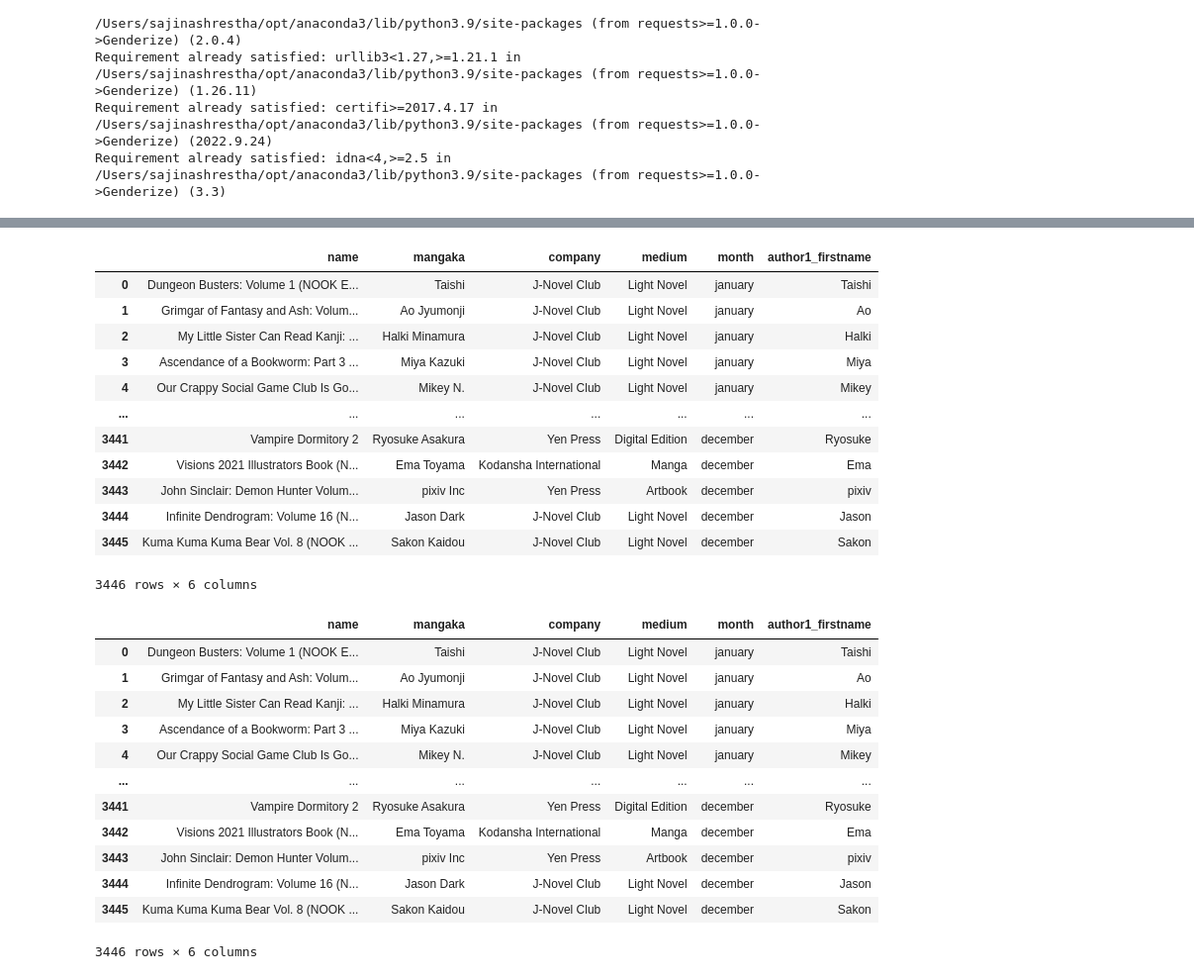
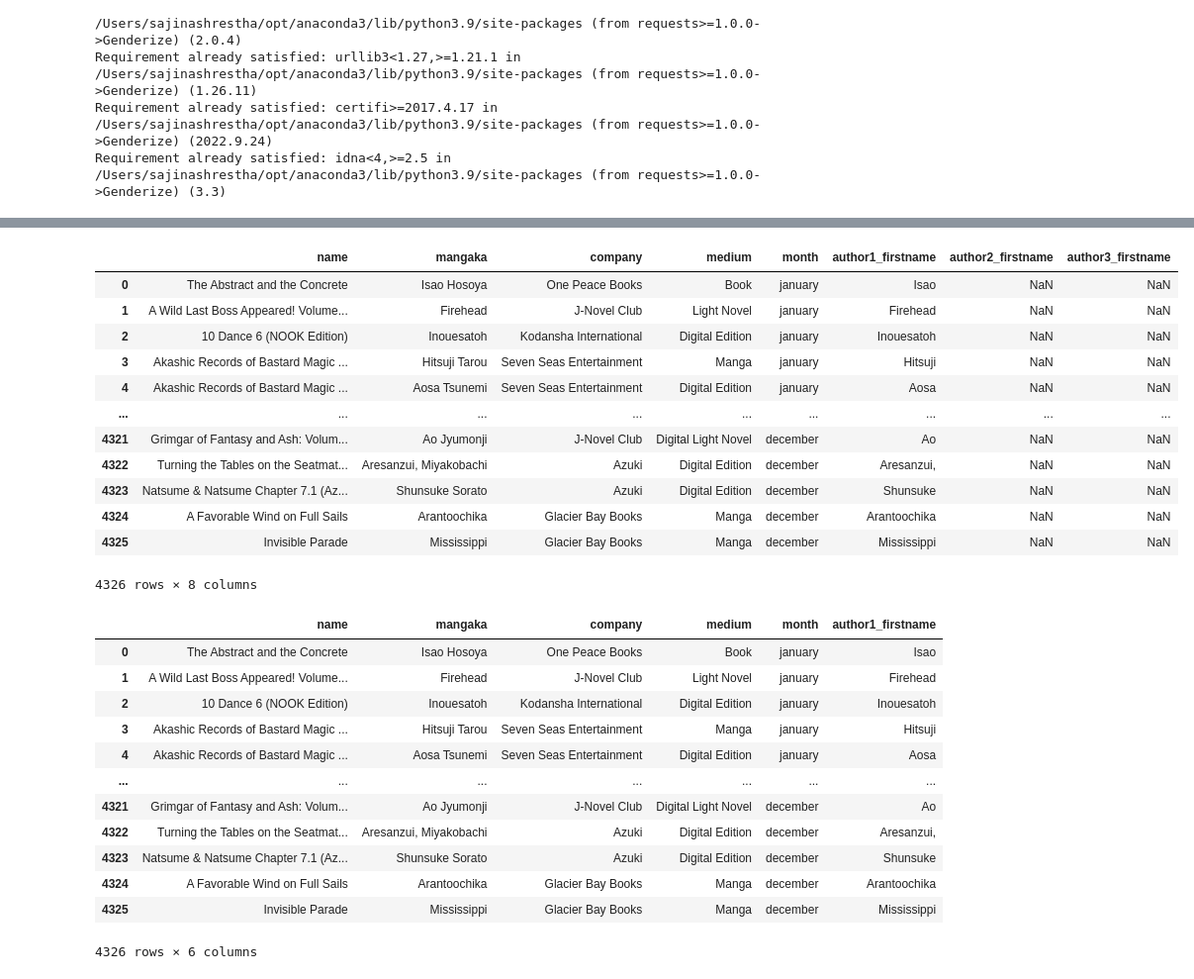
Before and after one commit to sajinashresthacoding/mangaka-scrape, a Jupyter notebook: scraping_notebooks/TEST1_genderize_2022.ipynb, the cells around one changed output, grey strips where cells are left out. Shown: that part at 99% size. Cells and saved outputs as stored; diff of their text form; code cells hidden in the pictures.

Commit message:
finished gender data for 2022

```diff
--- a/scraping_notebooks/TEST1_genderize_2022.ipynb
+++ b/scraping_notebooks/TEST1_genderize_2022.ipynb
@@ -25,21 +26,21 @@ from genderize import Genderize
 # %%
 ## bring in the cleaned dataset
-df = pd.read_excel("cleaned2021_data.xlsx")
+df = pd.read_excel("cleaned2022_data.xlsx")
 df
 # %% [output]
-|  | name | mangaka | company | medium | month | author1_firstname |
-| 0 | Dungeon Busters: Volume 1 (NOOK E... | Taishi | J-Novel Club | Light Novel | january | Taishi |
-| 1 | Grimgar of Fantasy and Ash: Volum... | Ao Jyumonji | J-Novel Club | Light Novel | january | Ao |
-| 2 | My Little Sister Can Read Kanji: ... | Halki Minamura | J-Novel Club | Light Novel | january | Halki |
-| 3 | Ascendance of a Bookworm: Part 3 ... | Miya Kazuki | J-Novel Club | Light Novel | january | Miya |
-| 4 | Our Crappy Social Game Club Is Go... | Mikey N. | J-Novel Club | Light Novel | january | Mikey |
-| ... | ... | ... | ... | ... | ... | ... |
-| 3441 | Vampire Dormitory 2 | Ryosuke Asakura | Yen Press | Digital Edition | december | Ryosuke |
-| 3442 | Visions 2021 Illustrators Book (N... | Ema Toyama | Kodansha International | Manga | december | Ema |
-| 3443 | John Sinclair: Demon Hunter Volum... | pixiv Inc | Yen Press | Artbook | december | pixiv |
-| 3444 | Infinite Dendrogram: Volume 16 (N... | Jason Dark | J-Novel Club | Light Novel | december | Jason |
-| 3445 | Kuma Kuma Kuma Bear Vol. 8 (NOOK ... | Sakon Kaidou | J-Novel Club | Light Novel | december | Sakon |
+|  | name | mangaka | company | medium | month | author1_firstname | author2_firstname | author3_firstname |
+| 0 | The Abstract and the Concrete | Isao Hosoya | One Peace Books | Book | january | Isao | NaN | NaN |
+| 1 | A Wild Last Boss Appeared! Volume... | Firehead | J-Novel Club | Light Novel | january | Firehead | NaN | NaN |
+| 2 | 10 Dance 6 (NOOK Edition) | Inouesatoh | Kodansha International | Digital Edition | january | Inouesatoh | NaN | NaN |
+| 3 | Akashic Records of Bastard Magic ... | Hitsuji Tarou | Seven Seas Entertainment | Manga | january | Hitsuji | NaN | NaN |
+| 4 | Akashic Records of Bastard Magic ... | Aosa Tsunemi | Seven Seas Entertainment | Digital Edition | january | Aosa | NaN | NaN |
+| ... | ... | ... | ... | ... | ... | ... | ... | ... |
+| 4321 | Grimgar of Fantasy and Ash: Volum... | Ao Jyumonji | J-Novel Club | Digital Light Novel | december | Ao | NaN | NaN |
+| 4322 | Turning the Tables on the Seatmat... | Aresanzui, Miyakobachi | Azuki | Digital Edition | december | Aresanzui, | NaN | NaN |
+| 4323 | Natsume & Natsume Chapter 7.1 (Az... | Shunsuke Sorato | Azuki | Digital Edition | december | Shunsuke | NaN | NaN |
+| 4324 | A Favorable Wind on Full Sails | Arantoochika | Glacier Bay Books | Manga | december | Arantoochika | NaN | NaN |
+| 4325 | Invisible Parade | Mississippi | Glacier Bay Books | Manga | december | Mississippi | NaN | NaN |
-3446 rows × 6 columns
+4326 rows × 8 columns
 # %%
 ##drop everything after authorfirst name because we only need one author and also because genderize works
 ##on first name
@@ -47,18 +48,18 @@ df = df.drop(df.columns[6:], axis=1)
 df
 # %% [output]
 |  | name | mangaka | company | medium | month | author1_firstname |
-| 0 | Dungeon Busters: Volume 1 (NOOK E... | Taishi | J-Novel Club | Light Novel | january | Taishi |
-| 1 | Grimgar of Fantasy and Ash: Volum... | Ao Jyumonji | J-Novel Club | Light Novel | january | Ao |
-| 2 | My Little Sister Can Read Kanji: ... | Halki Minamura | J-Novel Club | Light Novel | january | Halki |
-| 3 | Ascendance of a Bookworm: Part 3 ... | Miya Kazuki | J-Novel Club | Light Novel | january | Miya |
-| 4 | Our Crappy Social Game Club Is Go... | Mikey N. | J-Novel Club | Light Novel | january | Mikey |
+| 0 | The Abstract and the Concrete | Isao Hosoya | One Peace Books | Book | january | Isao |
+| 1 | A Wild Last Boss Appeared! Volume... | Firehead | J-Novel Club | Light Novel | january | Firehead |
+| 2 | 10 Dance 6 (NOOK Edition) | Inouesatoh | Kodansha International | Digital Edition | january | Inouesatoh |
+| 3 | Akashic Records of Bastard Magic ... | Hitsuji Tarou | Seven Seas Entertainment | Manga | january | Hitsuji |
+| 4 | Akashic Records of Bastard Magic ... | Aosa Tsunemi | Seven Seas Entertainment | Digital Edition | january | Aosa |
 | ... | ... | ... | ... | ... | ... | ... |
-| 3441 | Vampire Dormitory 2 | Ryosuke Asakura | Yen Press | Digital Edition | december | Ryosuke |
-| 3442 | Visions 2021 Illustrators Book (N... | Ema Toyama | Kodansha International | Manga | december | Ema |
-| 3443 | John Sinclair: Demon Hunter Volum... | pixiv Inc | Yen Press | Artbook | december | pixiv |
-| 3444 | Infinite Dendrogram: Volume 16 (N... | Jason Dark | J-Novel Club | Light Novel | december | Jason |
-| 3445 | Kuma Kuma Kuma Bear Vol. 8 (NOOK ... | Sakon Kaidou | J-Novel Club | Light Novel | december | Sakon |
+| 4321 | Grimgar of Fantasy and Ash: Volum... | Ao Jyumonji | J-Novel Club | Digital Light Novel | december | Ao |
+| 4322 | Turning the Tables on the Seatmat... | Aresanzui, Miyakobachi | Azuki | Digital Edition | december | Aresanzui, |
+| 4323 | Natsume & Natsume Chapter 7.1 (Az... | Shunsuke Sorato | Azuki | Digital Edition | december | Shunsuke |
+| 4324 | A Favorable Wind on Full Sails | Arantoochika | Glacier Bay Books | Manga | december | Arantoochika |
+| 4325 | Invisible Parade | Mississippi | Glacier Bay Books | Manga | december | Mississippi |
-3446 rows × 6 columns
+4326 rows × 6 columns
 # %%
 ##rename the column we need to use
 df.rename(columns={"author1_firstname": "author_name"}, inplace = True)
```
Also changed, not shown: parts of 14 cells of this notebook.
